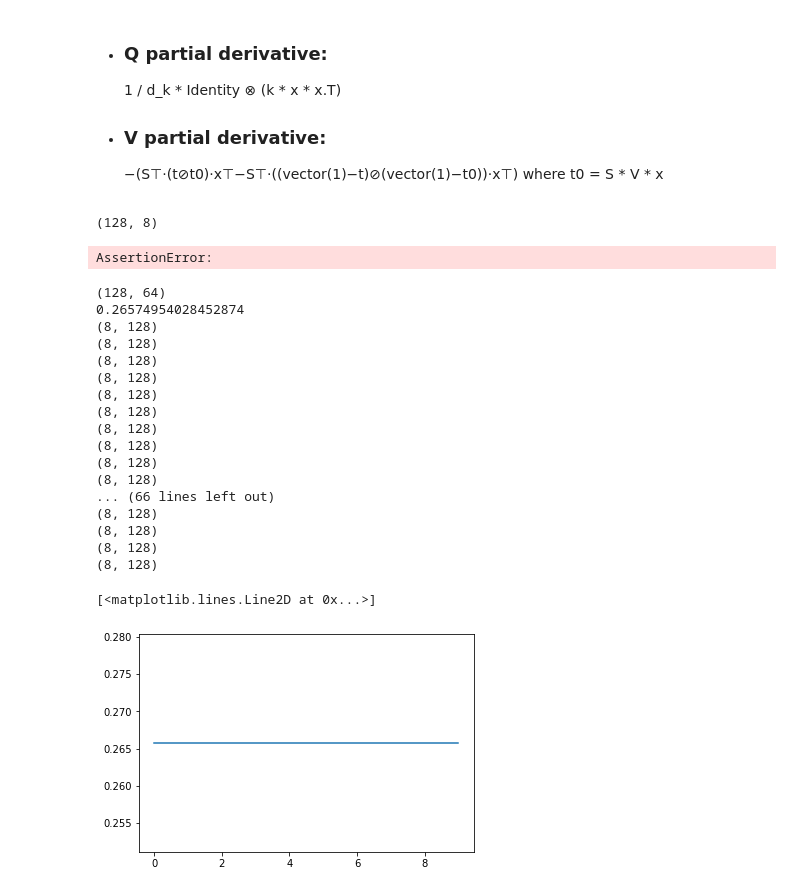
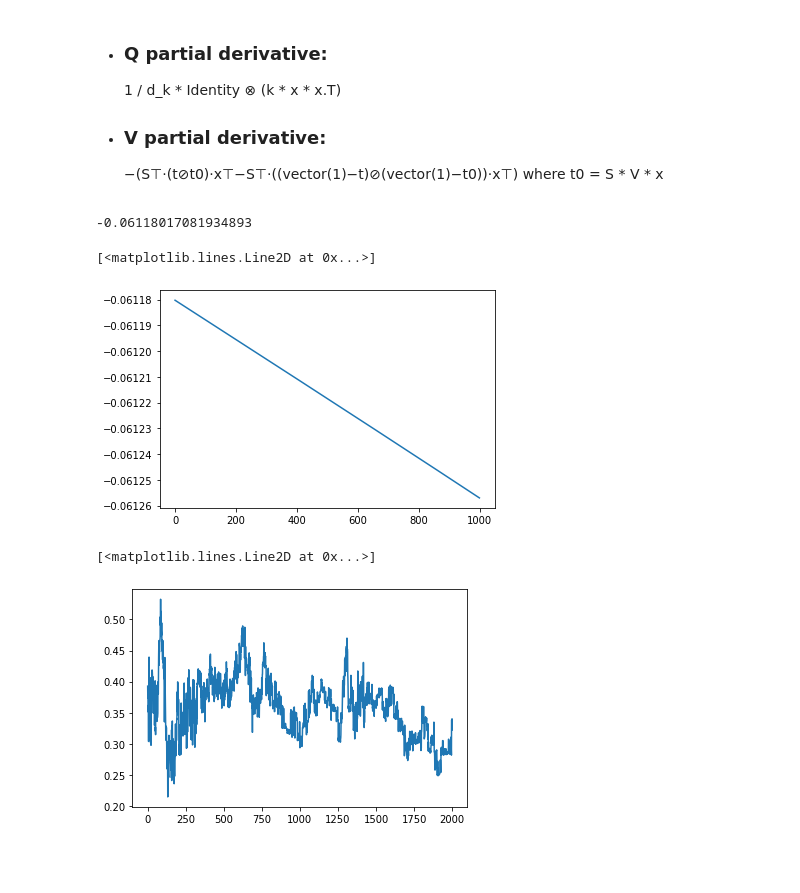
Before and after one commit to verycumbersome/NPTransformer, a Jupyter notebook: transformer.ipynb, the cells around one changed output. Saved outputs shown, nothing was run; the diff lists cells and outputs as text; code cells hidden in the pictures; blank space fills up the shorter version.

Commit message:
Add backprop for multihead weights

```diff
--- a/transformer.ipynb
+++ b/transformer.ipynb
@@ -160,7 +160,7 @@ class AttentionHead():
 
         # Cross entropy derivative
         dL = np.divide(-t, self.layer_output + eps) + \
-             np.divide((one - t), (one - self.layer_output))
+             np.divide((one - t), (one - self.layer_output) + eps)
 
         # Calculate loss w.r.t weight gradients
         # dL/dK
@@ -202,8 +202,9 @@ for _ in range(1000):
 
 plt.plot(outputs)
 # %% [output]
-(128, 8)
+-0.06118017081934893
-AssertionError:
+[<matplotlib.lines.Line2D at 0x...>]
+[figure, added]
 # %%
 class MultiheadAttention():
     """Multiheaded attention transformer block"""
@@ -214,65 +215,53 @@ class MultiheadAttention():
 
         # Create all heads and weights for multiheaded attention
         self.heads = [AttentionHead(embed_dim, n_heads) for _ in range(n_heads)]
-
         self.O = np.random.randn(embed_dim, seq_len) * np.sqrt(2 / embed_dim)
-        #self.O = nn.LinearLayer(embed_dim, embed_dim)
 
         # If the attention block is masked
         self.mask = None
         if masked:
             self.mask = np.ones((self.attn_dim, self.attn_dim)) * -np.inf
             self.mask = np.triu(self.mask, k=1)
 
     def __call__(self, x):
         """Forward passes through concatenated heads and matmuls by weights"""
-        h_cat = np.concatenate(np.array([h(x, self.mask) for h in self.heads]), axis=1)
-        return(np.multiply(self.O, h_cat.T).T)
+        h_cat = np.concatenate([h(x, self.mask) for h in self.heads], axis=1)
+        self.layer_output = h_cat * self.O.T
+        return(self.layer_output)
 
-    def backprop(self, x, t, alpha=0.001):
-        # Makes one pass across all concatonated heads of multiheaded attention
+    def backprop(self, x, target, alpha=0.0001):
+        """Makes one step along each gradient of each attention head"""
         for i, h in enumerate(self.heads):
-            t = x.T[0 + i * self.attn_dim:(1 + i) * self.attn_dim] #0-32, 33-64, etc.
-            h.step(x, t.T, alpha)
+            t = target[:,0 + i * self.attn_dim:(1 + i) * self.attn_dim] #0-32, 33-64, etc.
+            h.step(x, t, alpha)
+
+        # Derivative of layer given output from multihead attention
+        pred = self.layer_output
+        delta = (pred - target) / (pred * (np.ones(pred.shape) - pred) + 1e-9)
+
+        self.O -= delta.T * alpha
 
 
 x = dataset[0]["input_embedding"]
 t = dataset[0]["input_embedding"]
 
 attn = MultiheadAttention(MODEL_DIM, NUM_HEADS)
 
 output = attn(x)
-print(output.shape)
-print(nn.cross_entropy(output, t))
+#print(output.shape)
+#print(nn.cross_entropy(output, t))
 
 outputs = []
 #print(A.layers[0].weights)
-for _ in range(10):
-    attn.backprop(x, t[:,0:8])
+for _ in range(2000):
+    attn.backprop(x, t)
     output = attn(x)
     outputs.append(nn.cross_entropy(output, t))
 
 plt.plot(outputs)
 # %% [output]
-(128, 64)
-0.26574954028452874
-(8, 128)
-(8, 128)
-(8, 128)
-(8, 128)
-(8, 128)
-(8, 128)
-(8, 128)
-(8, 128)
-(8, 128)
-(8, 128)
-... (66 lines left out)
-(8, 128)
-(8, 128)
-(8, 128)
-(8, 128)
+[<matplotlib.lines.Line2D at 0x...>]
-[<matplotlib.lines.Line2D at 0x...>]
-[figure, old version]
+[figure, new version]
 # %%
 class FFN(nn.Net):
     """Position-wise feed forward nueral network"""
```
